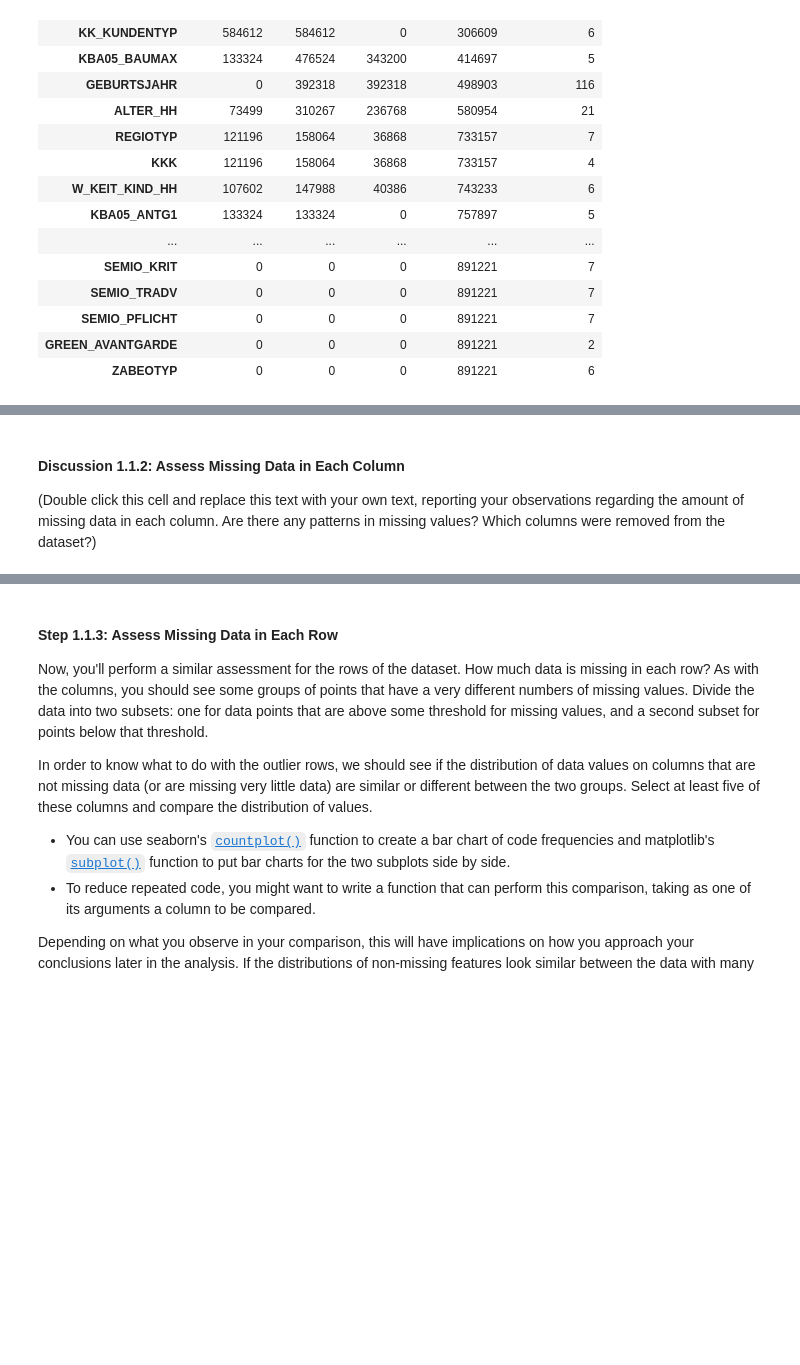
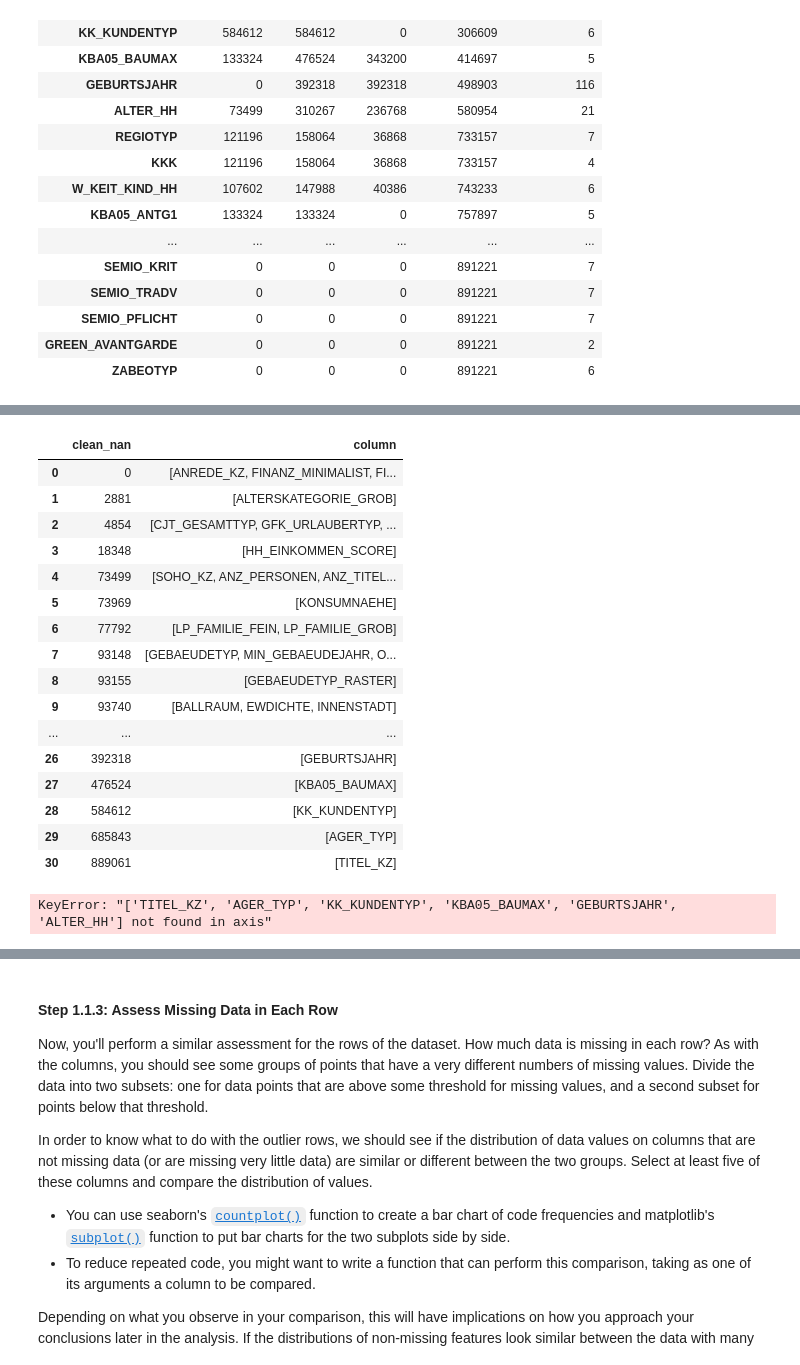
Before and after one commit to randallsutton/playground-ai, a Jupyter notebook: customer-classifier/Identify_Customer_Segments.ipynb, the cells around one changed output, grey strips where cells are left out. Cells and saved outputs as stored; diff of their text form; code cells hidden in the pictures; blank space fills up the shorter version.

```diff
--- a/customer-classifier/Identify_Customer_Segments.ipynb
+++ b/customer-classifier/Identify_Customer_Segments.ipynb
@@ -300,9 +325,43 @@ pd.DataFrame({
 # %%
 # Investigate patterns in the amount of missing data in each column.
+(azdias_data_clean.isna().sum()
+   .reset_index()
+   .rename(columns={"index": "column", 0: "clean_nan"})
+   .groupby("clean_nan")["column"]
+   .apply(list)
+   .reset_index())
+# %% [output]
+|  | clean_nan | column |
+| 0 | 0 | [ANREDE_KZ, FINANZ_MINIMALIST, FI... |
+| 1 | 2881 | [ALTERSKATEGORIE_GROB] |
+| 2 | 4854 | [CJT_GESAMTTYP, GFK_URLAUBERTYP, ... |
+| 3 | 18348 | [HH_EINKOMMEN_SCORE] |
+| 4 | 73499 | [SOHO_KZ, ANZ_PERSONEN, ANZ_TITEL... |
+| 5 | 73969 | [KONSUMNAEHE] |
+| 6 | 77792 | [LP_FAMILIE_FEIN, LP_FAMILIE_GROB] |
+| 7 | 93148 | [GEBAEUDETYP, MIN_GEBAEUDEJAHR, O... |
+| 8 | 93155 | [GEBAEUDETYP_RASTER] |
+| 9 | 93740 | [BALLRAUM, EWDICHTE, INNENSTADT] |
+| ... | ... | ... |
+| 26 | 392318 | [GEBURTSJAHR] |
+| 27 | 476524 | [KBA05_BAUMAX] |
+| 28 | 584612 | [KK_KUNDENTYP] |
+| 29 | 685843 | [AGER_TYP] |
+| 30 | 889061 | [TITEL_KZ] |
 # %%
 # Remove the outlier columns from the dataset. (You'll perform other data
 # engineering tasks such as re-encoding and imputation later.)
+
+# Dropping any columns missing more than 20% of it's data.
+columns_to_drop = [
+    "TITEL_KZ",
+    "AGER_TYP",
+    "KK_KUNDENTYP",
+    "KBA05_BAUMAX",
+    "GEBURTSJAHR",
+    "ALTER_HH"
+]
+
+azdias_data_clean = azdias_data_clean.drop(columns=columns_to_drop)
+# %% [output]
+KeyError: "['TITEL_KZ', 'AGER_TYP', 'KK_KUNDENTYP', 'KBA05_BAUMAX', 'GEBURTSJAHR', 'ALTER_HH'] not found in axis"
-# %% [markdown]
-#### Discussion 1.1.2: Assess Missing Data in Each Column
-
-(Double click this cell and replace this text with your own text, reporting your observations regarding the amount of missing data in each column. Are there any patterns in missing values? Which columns were removed from the dataset?)
```
Also changed, not shown: parts of 7 cells of this notebook.
